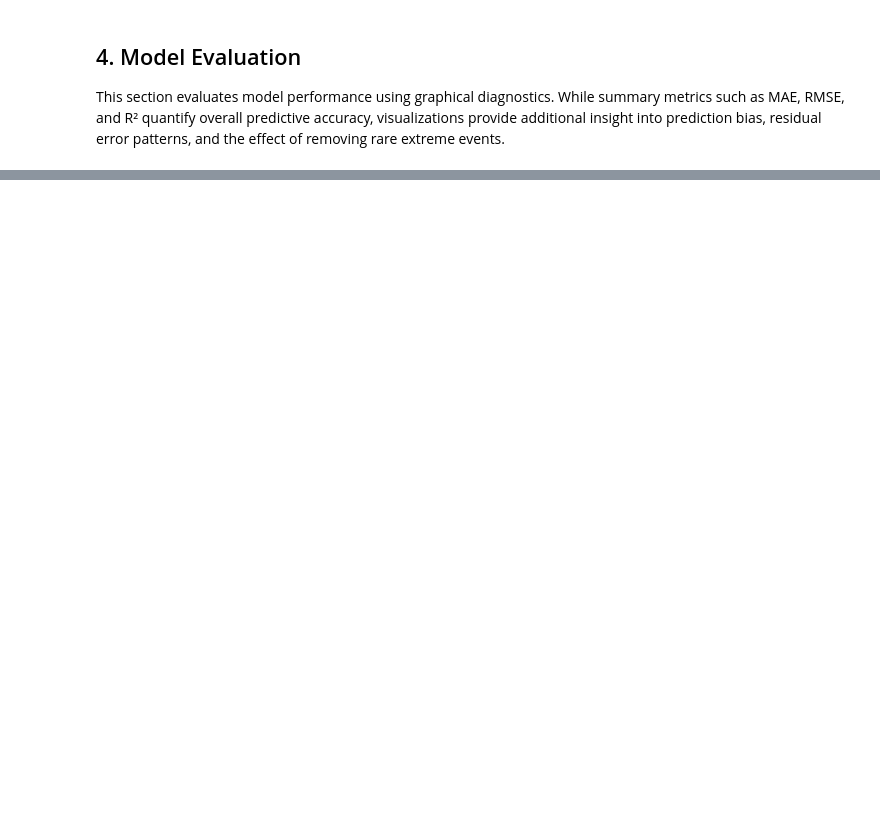
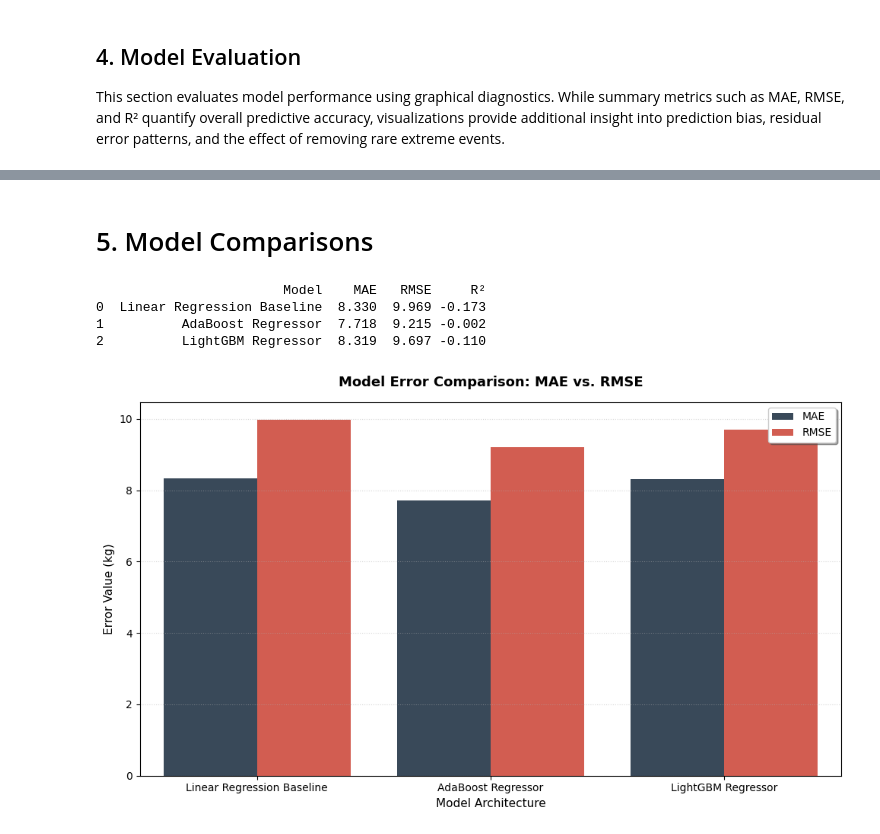
Before and after one commit to stephfn/honey-yield-predictive-model, a Jupyter notebook: Joshua_Work/Joshua_Model_Experiments.ipynb, the cells around one changed output, grey strips where cells are left out. Drawn from its saved outputs; the diff is of its cells as text; code cells hidden in the pictures; blank space fills up the shorter version.

```diff
--- a/Joshua_Work/Joshua_Model_Experiments.ipynb
+++ b/Joshua_Work/Joshua_Model_Experiments.ipynb
@@ -864,0 +557,38 @@ Overall, these results support continuing the project using a layered modeling s
+# %% [markdown]
+# 5. Model Comparisons
+# %%
+import pandas as pd
+
+# Assuming you have already calculated the metrics for each model:
+# (e.g., mae_lr, rmse_lr, r2_lr, etc.)
+
+model_comparison = pd.DataFrame({
+    "Model": [
+        "Linear Regression Baseline",
+        "AdaBoost Regressor",
+        "LightGBM Regressor"
+    ],
+    "MAE": [
+        lr_mae,      # Replace with your Linear Regression MAE variable
+        ada_mae,     # Replace with your AdaBoost MAE variable
+        mae_lgb      # Replace with your LightGBM MAE variable
+    ],
+    "RMSE": [
+        lr_rmse,     # Replace with your Linear Regression RMSE variable
+        ada_rmse,    # Replace with your AdaBoost RMSE variable
+        rmse_lgb     # Replace with your LightGBM RMSE variable
+    ],
+    "R²": [
+        lr_r2,       # Replace with your Linear Regression R² variable
+        ada_r2,      # Replace with your AdaBoost R² variable
+        r2_lgb       # Replace with your LightGBM R² variable
+    ]
+}).round(3)
+
+# Display the leaderboard table
+print(model_comparison)
+# %% [output]
+                        Model    MAE   RMSE     R²
+0  Linear Regression Baseline  8.330  9.969 -0.173
+1          AdaBoost Regressor  7.718  9.215 -0.002
+2          LightGBM Regressor  8.319  9.697 -0.110
@@ -864,0 +600,31 @@ Overall, these results support continuing the project using a layered modeling s
+# %%
+plt.figure(figsize=(10, 6)) # setting the figure size for the error comparison plot
+
+
+# reshaping the DataFrame for easier plotting with Seaborn
+df_melted = model_comparison.melt(
+    id_vars="Model",
+    value_vars=["MAE", "RMSE"],
+    var_name="Metric",
+    value_name="Value"
+)
+sns.barplot(
+    data=df_melted,
+    x="Model",
+    y="Value",
+    hue="Metric",
+    palette={"MAE": "#34495e", "RMSE": "#e74c3c"}
+)
+# titles  , grid , legend, and layout adjustments for the error comparison plot
+plt.title("Model Error Comparison: MAE vs. RMSE", fontsize=13, fontweight='bold', pad=15)
+plt.ylabel("Error Value (kg)", fontsize=11)
+plt.xlabel("Model Architecture", fontsize=11)
+plt.grid(True, axis='y', linestyle=":", alpha=0.5)
+plt.legend(loc="upper right", frameon=True, shadow=True)
+plt.tight_layout()
+
+
+plt.savefig("Figures/model_error_comparison_barplot.png", dpi=300)
+plt.show()
+# %% [output]
+[figure, added]
```
Also changed, not shown: parts of 88 cells of this notebook, 11 other files.
